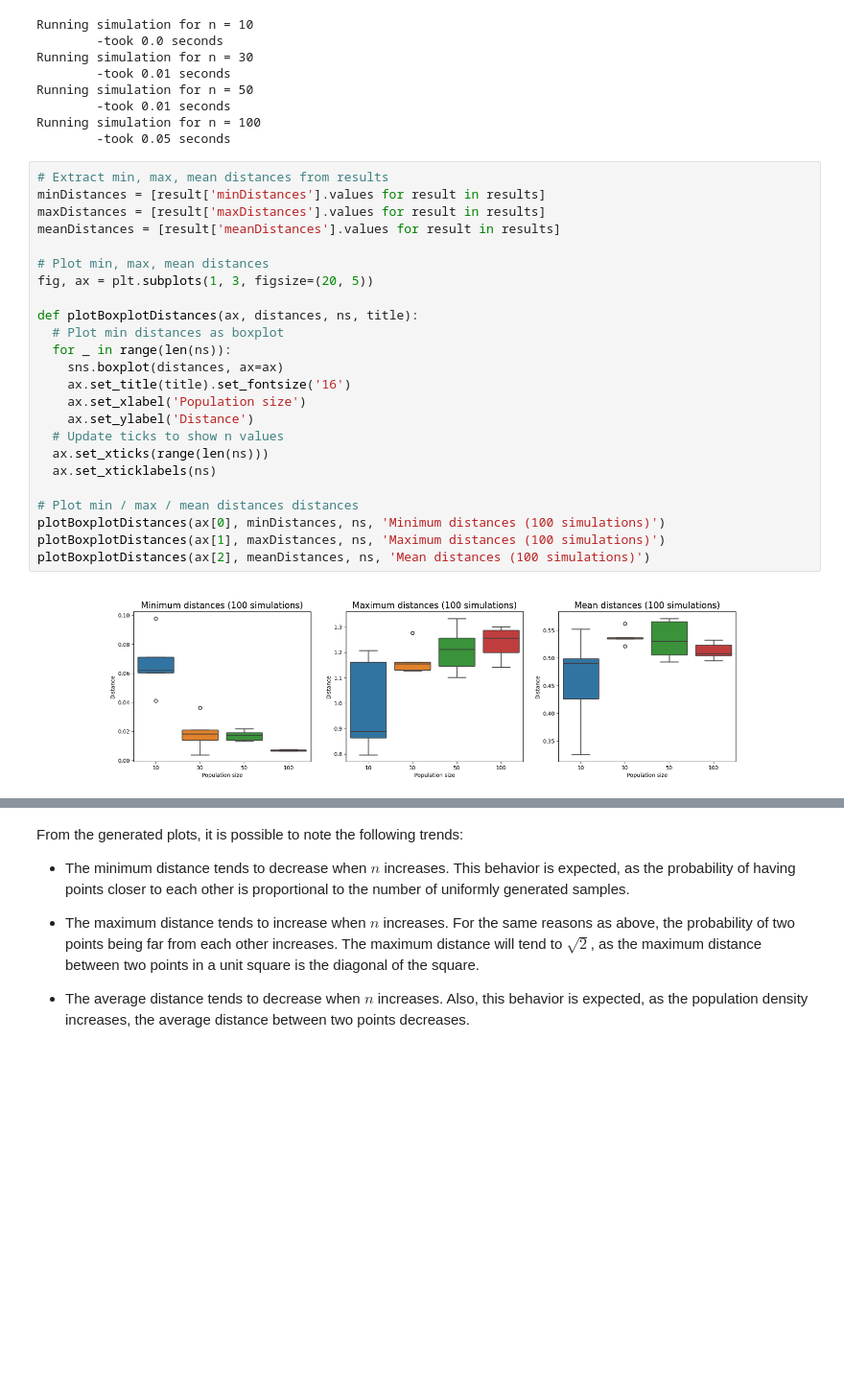
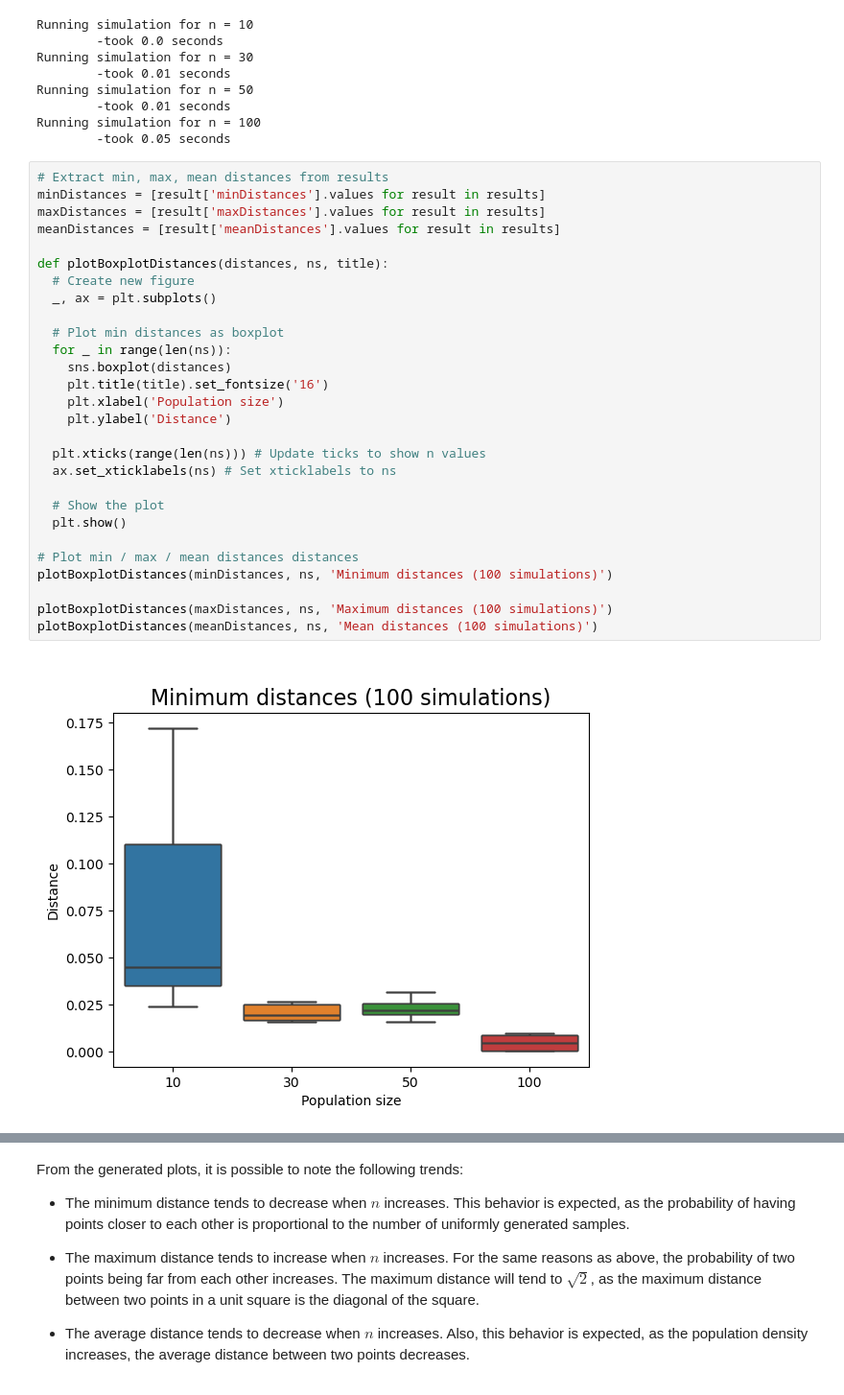
Before and after one commit to lucadibello/geographical-friendship-network, a Jupyter notebook: geographical-friendship-network.ipynb, the cells around one changed output, grey strips where cells are left out. Shown at 96% size. Drawn from its saved outputs; the diff is of its cells as text; blank space fills up the shorter version.

```diff
--- a/geographical-friendship-network.ipynb
+++ b/geographical-friendship-network.ipynb
@@ -365,26 +365,30 @@ Running simulation for n = 100
 # %%
 # Extract min, max, mean distances from results
 minDistances = [result['minDistances'].values for result in results]
 maxDistances = [result['maxDistances'].values for result in results]
 meanDistances = [result['meanDistances'].values for result in results]
 
-# Plot min, max, mean distances
-fig, ax = plt.subplots(1, 3, figsize=(20, 5))
+def plotBoxplotDistances(distances, ns, title):
+  # Create new figure
+  _, ax = plt.subplots()
 
-def plotBoxplotDistances(ax, distances, ns, title):
   # Plot min distances as boxplot
   for _ in range(len(ns)):
-    sns.boxplot(distances, ax=ax)
-    ax.set_title(title).set_fontsize('16')
-    ax.set_xlabel('Population size')
-    ax.set_ylabel('Distance')
-  # Update ticks to show n values
-  ax.set_xticks(range(len(ns)))
-  ax.set_xticklabels(ns)
+    sns.boxplot(distances)
+    plt.title(title).set_fontsize('16')
+    plt.xlabel('Population size')
+    plt.ylabel('Distance')
+
+  plt.xticks(range(len(ns))) # Update ticks to show n values
+  ax.set_xticklabels(ns) # Set xticklabels to ns
+
+  # Show the plot
+  plt.show()
 
 # Plot min / max / mean distances distances
-plotBoxplotDistances(ax[0], minDistances, ns, 'Minimum distances (100 simulations)')
-plotBoxplotDistances(ax[1], maxDistances, ns, 'Maximum distances (100 simulations)')
-plotBoxplotDistances(ax[2], meanDistances, ns, 'Mean distances (100 simulations)')
+plotBoxplotDistances(minDistances, ns, 'Minimum distances (100 simulations)')
+
+plotBoxplotDistances(maxDistances, ns, 'Maximum distances (100 simulations)')
+plotBoxplotDistances(meanDistances, ns, 'Mean distances (100 simulations)')
 # %% [output]
-[figure, old version]
+[figure, new version]
```
Also changed, not shown: parts of 3 cells of this notebook.
